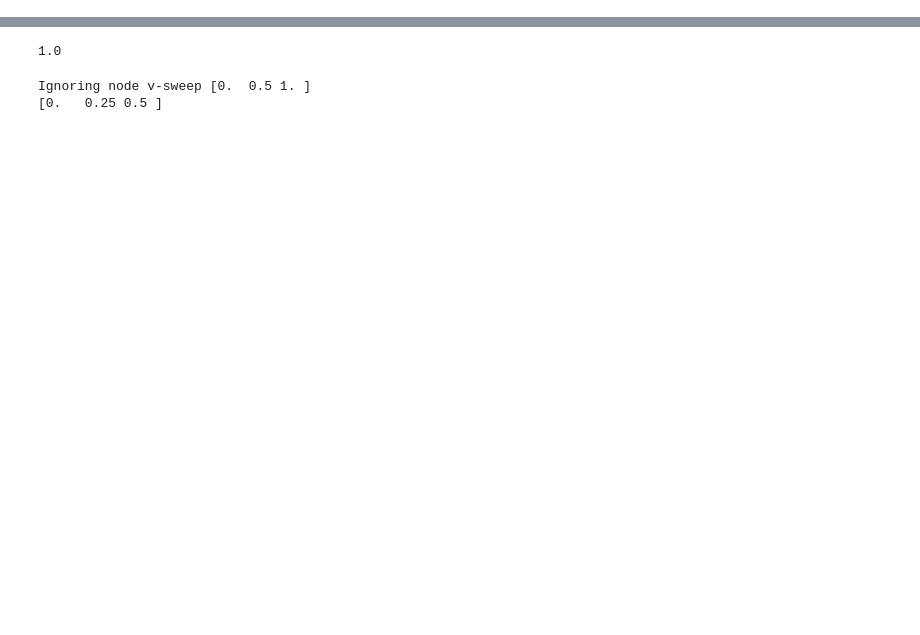
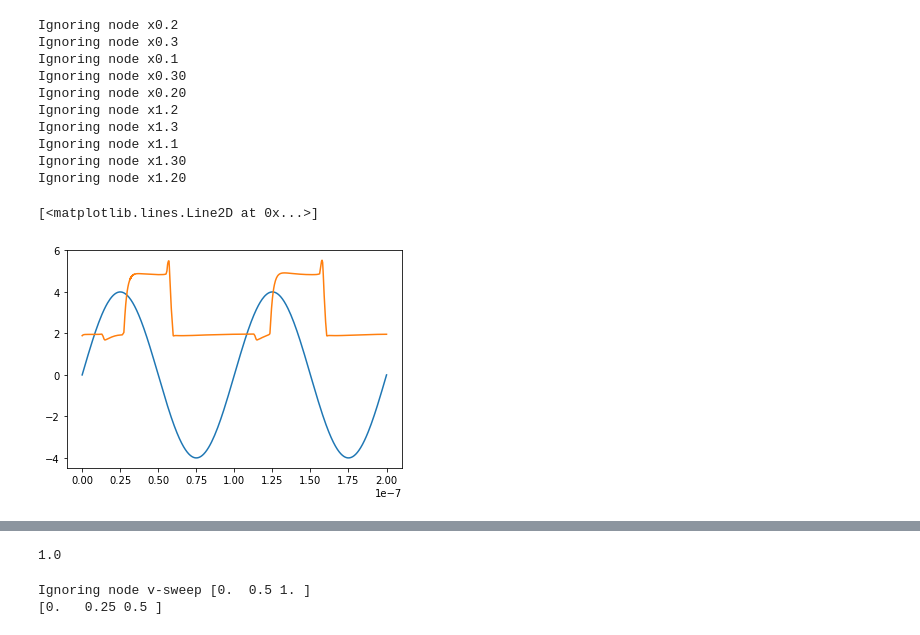
Before and after one commit to newhouseb/turmeric, a Jupyter notebook: basic_circuits.ipynb, the cells around one changed output, grey strips where cells are left out. Saved outputs shown, nothing was run; the diff lists cells and outputs as text; code cells hidden in the pictures; blank space fills up the shorter version.

```diff
--- a/basic_circuits.ipynb
+++ b/basic_circuits.ipynb
@@ -38,3 +116,20 @@ plt.plot(c.sweep, dcB.current)
+# %%
+c.compute_transient(2e-7, 1e-9)
+plt.plot(c.time, in_signal.pos.voltage)
+plt.plot(c.time, out.voltage)
+# %% [output]
+Ignoring node x0.2
+Ignoring node x0.3
+Ignoring node x0.1
+Ignoring node x0.30
+Ignoring node x0.20
+Ignoring node x1.2
+Ignoring node x1.3
+Ignoring node x1.1
+Ignoring node x1.30
+Ignoring node x1.20
+[<matplotlib.lines.Line2D at 0x...>]
+[figure, added]
 # %%
 c = Circuit()
 dc = Voltage(c, piecewise=[0,   0,
```
Also changed, not shown: parts of 8 cells of this notebook, 2 other files.
